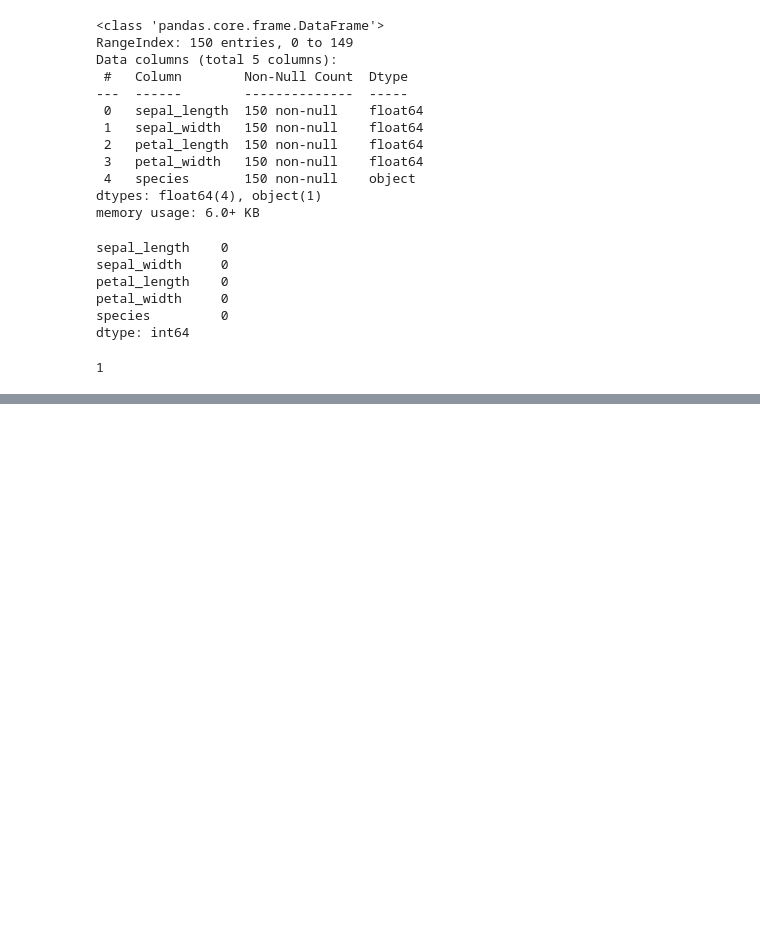
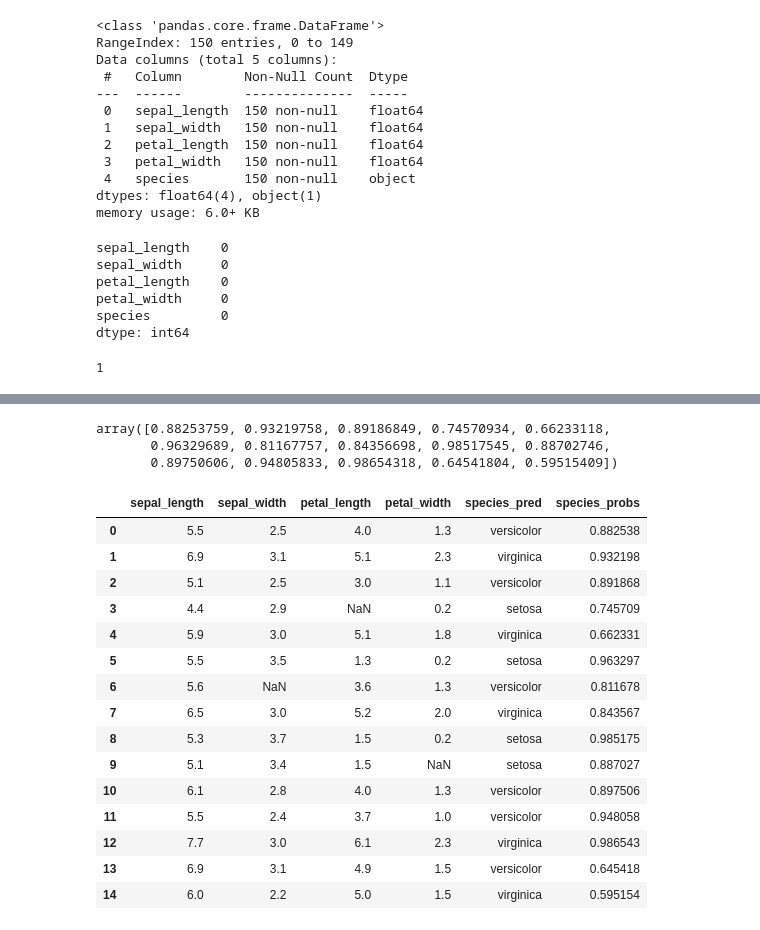
Before and after one commit to girme04/VS-code, a Jupyter notebook: Logistic Regression/logistic .ipynb, the cells around one changed output, grey strips where cells are left out. Cells and saved outputs as stored; diff of their text form; code cells hidden in the pictures; blank space fills up the shorter version.

```diff
--- a/Logistic Regression/logistic .ipynb
+++ b/Logistic Regression/logistic .ipynb
@@ -42,0 +291,3 @@ df.duplicated().sum()
+# %%
+preds = model.predict(xnew_pre)
+preds
@@ -42,0 +299,3 @@ df.duplicated().sum()
+# %%
+probs = model.predict_proba(xnew_pre)
+probs
@@ -42,0 +318,30 @@ df.duplicated().sum()
+# %%
+import numpy as np
+max_prob = np.max(probs, axis=1)
+max_prob
+# %% [output]
+array([0.88253759, 0.93219758, 0.89186849, 0.74570934, 0.66233118,
+       0.96329689, 0.81167757, 0.84356698, 0.98517545, 0.88702746,
+       0.89750606, 0.94805833, 0.98654318, 0.64541804, 0.59515409])
+# %%
+xnew['species_pred']  = preds
+xnew['species_probs'] = max_prob
+# %%
+xnew
+# %% [output]
+|  | sepal_length | sepal_width | petal_length | petal_width | species_pred | species_probs |
+| 0 | 5.5 | 2.5 | 4.0 | 1.3 | versicolor | 0.882538 |
+| 1 | 6.9 | 3.1 | 5.1 | 2.3 | virginica | 0.932198 |
+| 2 | 5.1 | 2.5 | 3.0 | 1.1 | versicolor | 0.891868 |
+| 3 | 4.4 | 2.9 | NaN | 0.2 | setosa | 0.745709 |
+| 4 | 5.9 | 3.0 | 5.1 | 1.8 | virginica | 0.662331 |
+| 5 | 5.5 | 3.5 | 1.3 | 0.2 | setosa | 0.963297 |
+| 6 | 5.6 | NaN | 3.6 | 1.3 | versicolor | 0.811678 |
+| 7 | 6.5 | 3.0 | 5.2 | 2.0 | virginica | 0.843567 |
+| 8 | 5.3 | 3.7 | 1.5 | 0.2 | setosa | 0.985175 |
+| 9 | 5.1 | 3.4 | 1.5 | NaN | setosa | 0.887027 |
+| 10 | 6.1 | 2.8 | 4.0 | 1.3 | versicolor | 0.897506 |
+| 11 | 5.5 | 2.4 | 3.7 | 1.0 | versicolor | 0.948058 |
+| 12 | 7.7 | 3.0 | 6.1 | 2.3 | virginica | 0.986543 |
+| 13 | 6.9 | 3.1 | 4.9 | 1.5 | versicolor | 0.645418 |
+| 14 | 6.0 | 2.2 | 5.0 | 1.5 | virginica | 0.595154 |
```
Also changed, not shown: parts of 40 cells of this notebook, 2 other files.
